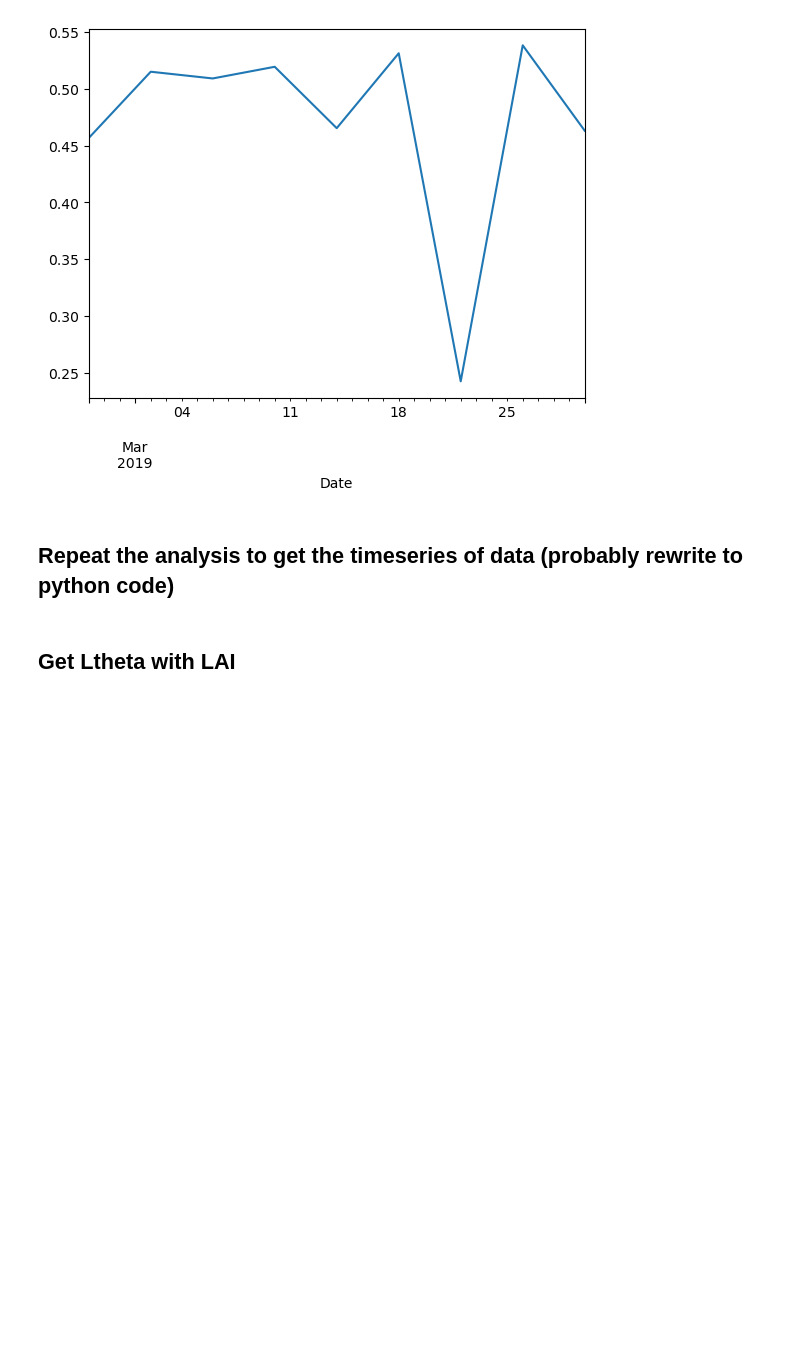
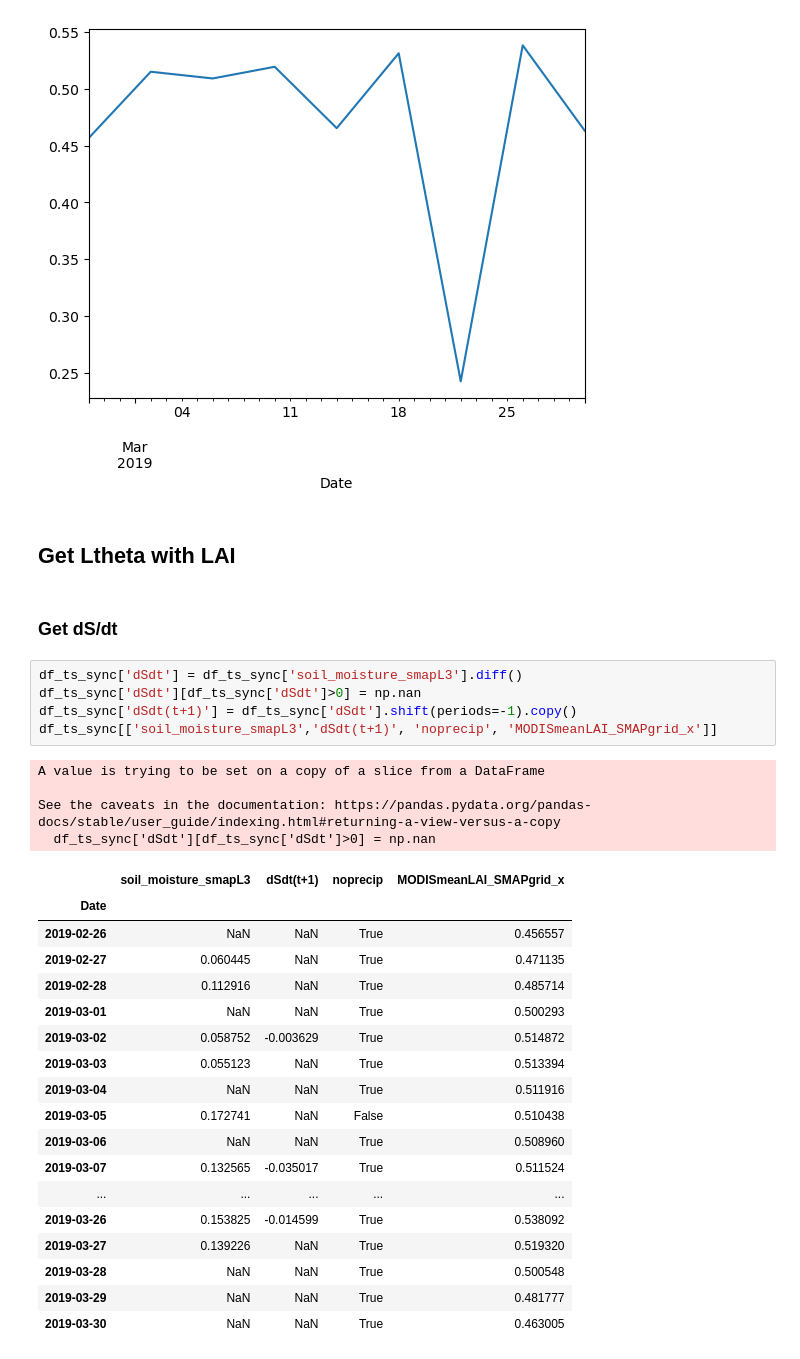
Before and after one commit to RY4GIT/SMSigxSMAP, a Jupyter notebook: 2_code_to_analyze/test_plot_LAIandSMAP_from_appeears_pt_sample.ipynb, the cells around one changed output. Drawn from its saved outputs; the diff is of its cells as text; blank space fills up the shorter version.

```diff
--- a/2_code_to_analyze/test_plot_LAIandSMAP_from_appeears_pt_sample.ipynb
+++ b/2_code_to_analyze/test_plot_LAIandSMAP_from_appeears_pt_sample.ipynb
@@ -332,7 +346,35 @@ df_ts_sync
 | 2019-03-29 | NaN | NaN | NaN | 1.520000e-05 | ... |
 | 2019-03-30 | NaN | NaN | NaN | 8.100000e-06 | ... |
 [figure]
-# %% [markdown]
-## Repeat the analysis to get the timeseries of data (probably rewrite to python code)
 # %% [markdown]
 ## Get Ltheta with LAI
+# %% [markdown]
+### Get dS/dt
+# %%
+df_ts_sync['dSdt'] = df_ts_sync['soil_moisture_smapL3'].diff()
+df_ts_sync['dSdt'][df_ts_sync['dSdt']>0] = np.nan
+df_ts_sync['dSdt(t+1)'] = df_ts_sync['dSdt'].shift(periods=-1).copy()
+df_ts_sync[['soil_moisture_smapL3','dSdt(t+1)', 'noprecip', 'MODISmeanLAI_SMAPgrid_x']]
+# %% [output]
+A value is trying to be set on a copy of a slice from a DataFrame
+
+See the caveats in the documentation: https://pandas.pydata.org/pandas-docs/stable/user_guide/indexing.html#returning-a-view-versus-a-copy
+  df_ts_sync['dSdt'][df_ts_sync['dSdt']>0] = np.nan
+|  | soil_moisture_smapL3 | dSdt(t+1) | noprecip | MODISmeanLAI_SMAPgrid_x |
+| Date |  |  |  |  |
+| 2019-02-26 | NaN | NaN | True | 0.456557 |
+| 2019-02-27 | 0.060445 | NaN | True | 0.471135 |
+| 2019-02-28 | 0.112916 | NaN | True | 0.485714 |
+| 2019-03-01 | NaN | NaN | True | 0.500293 |
+| 2019-03-02 | 0.058752 | -0.003629 | True | 0.514872 |
+| 2019-03-03 | 0.055123 | NaN | True | 0.513394 |
+| 2019-03-04 | NaN | NaN | True | 0.511916 |
+| 2019-03-05 | 0.172741 | NaN | False | 0.510438 |
+| 2019-03-06 | NaN | NaN | True | 0.508960 |
+| 2019-03-07 | 0.132565 | -0.035017 | True | 0.511524 |
+| ... | ... | ... | ... | ... |
+| 2019-03-26 | 0.153825 | -0.014599 | True | 0.538092 |
+| 2019-03-27 | 0.139226 | NaN | True | 0.519320 |
+| 2019-03-28 | NaN | NaN | True | 0.500548 |
+| 2019-03-29 | NaN | NaN | True | 0.481777 |
+| 2019-03-30 | NaN | NaN | True | 0.463005 |
```
Also changed, not shown: parts of 17 cells of this notebook.
